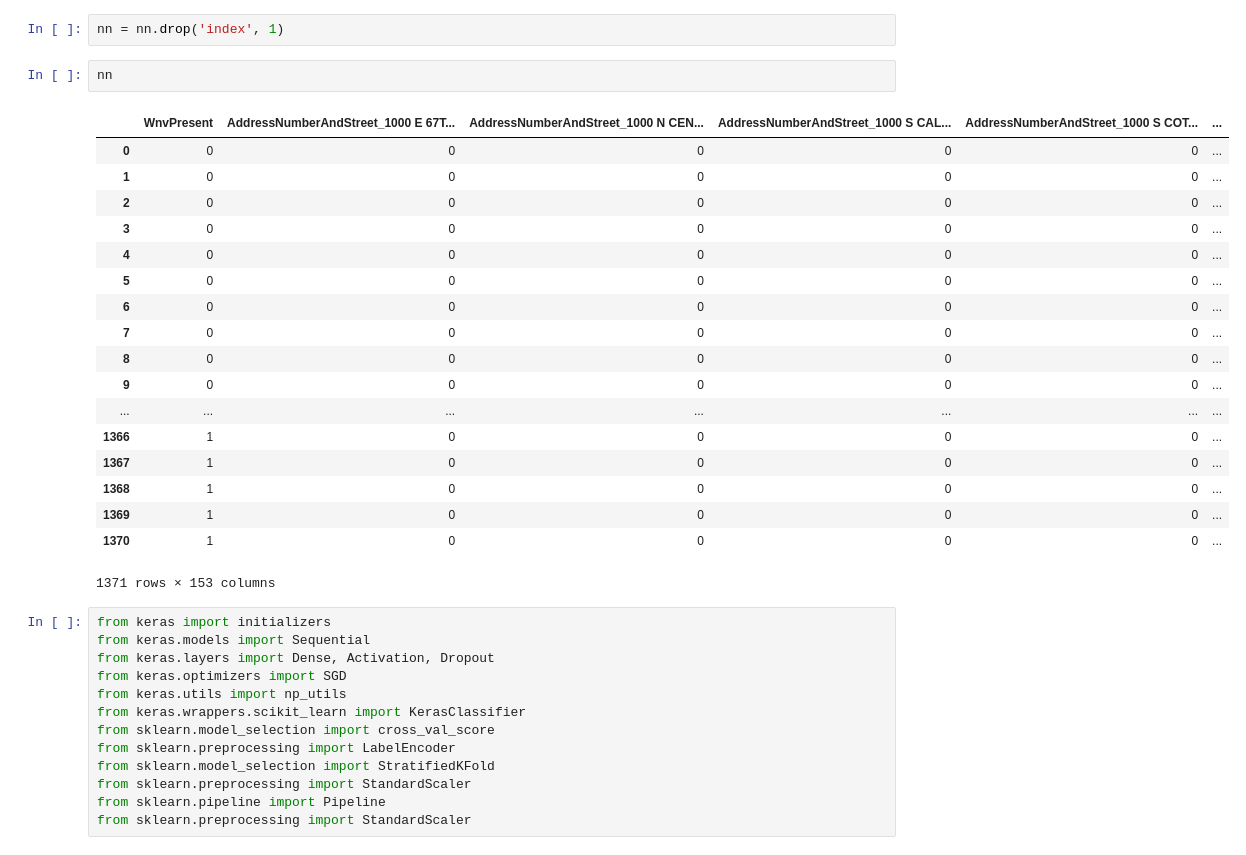
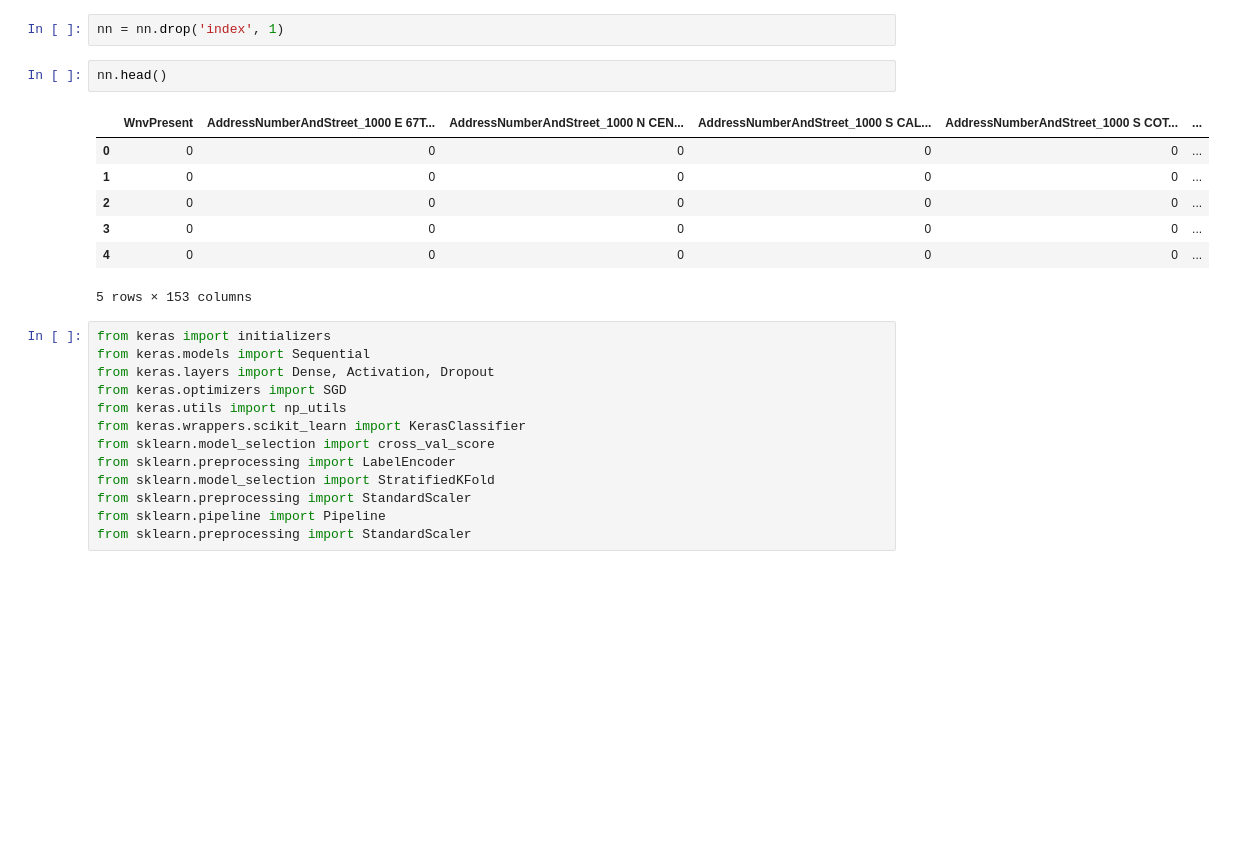
Before and after one commit to GA-DSI-DC-5-Team-1/West-Nile-Virus-Prediction, a Jupyter notebook: Best Model Testing_all_weather.ipynb, the cells around one changed output. Drawn from its saved outputs; the diff is of its cells as text; blank space fills up the shorter version.

```diff
--- a/Best Model Testing_all_weather.ipynb
+++ b/Best Model Testing_all_weather.ipynb
@@ -493,26 +485,15 @@ nn = balance.reset_index()
 # %%
 nn = nn.drop('index', 1)
 # %%
-nn
+nn.head()
 # %% [output]
 |  | WnvPresent | AddressNumberAndStreet_1000 E 67T... | AddressNumberAndStreet_1000 N CEN... | AddressNumberAndStreet_1000 S CAL... | AddressNumberAndStreet_1000 S COT... | ... |
 | 0 | 0 | 0 | 0 | 0 | 0 | ... |
 | 1 | 0 | 0 | 0 | 0 | 0 | ... |
 | 2 | 0 | 0 | 0 | 0 | 0 | ... |
 | 3 | 0 | 0 | 0 | 0 | 0 | ... |
 | 4 | 0 | 0 | 0 | 0 | 0 | ... |
-| 5 | 0 | 0 | 0 | 0 | 0 | ... |
-| 6 | 0 | 0 | 0 | 0 | 0 | ... |
-| 7 | 0 | 0 | 0 | 0 | 0 | ... |
-| 8 | 0 | 0 | 0 | 0 | 0 | ... |
-| 9 | 0 | 0 | 0 | 0 | 0 | ... |
-| ... | ... | ... | ... | ... | ... | ... |
-| 1366 | 1 | 0 | 0 | 0 | 0 | ... |
-| 1367 | 1 | 0 | 0 | 0 | 0 | ... |
-| 1368 | 1 | 0 | 0 | 0 | 0 | ... |
-| 1369 | 1 | 0 | 0 | 0 | 0 | ... |
-| 1370 | 1 | 0 | 0 | 0 | 0 | ... |
-1371 rows × 153 columns
+5 rows × 153 columns
 # %%
 from keras import initializers
 from keras.models import Sequential
```
Also changed, not shown: parts of 24 cells of this notebook, 1 other file.
